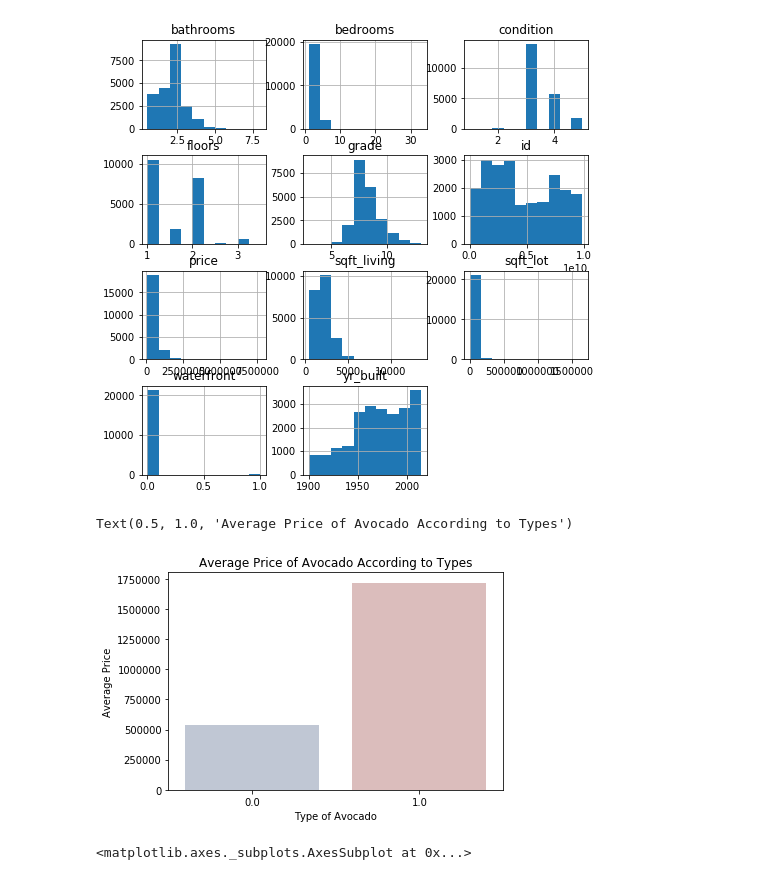
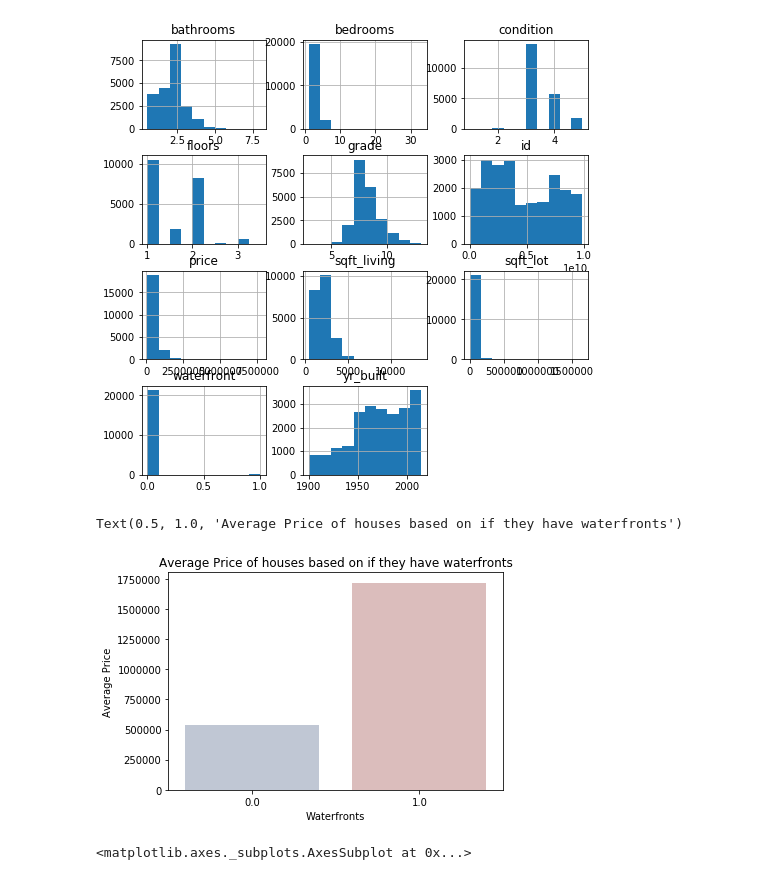
Before and after one commit to IsabelJoseph101/housing_price_predictor, a Jupyter notebook: kc_nb.ipynb, the cells around one changed output. Drawn from its saved outputs; the diff is of its cells as text; code cells hidden in the pictures.

```diff
--- a/kc_nb.ipynb
+++ b/kc_nb.ipynb
@@ -288,21 +288,21 @@ df.hist(ax = ax);
 # %%
 #graphing the average price of avocados based on type
 type_list=list(df.waterfront.unique())
 average_price2=[]
 
 for i in type_list:
     x=df[df.waterfront==i]
     average_price2.append(sum(x.price)/len(x))
 df2=pd.DataFrame({'type_list':type_list,'average_price':average_price2})
 
 plt.figure()
 ax=sns.barplot(x=df2.type_list,y=df2.average_price,palette='vlag')
-plt.xlabel('Type of Avocado')
+plt.xlabel('Waterfronts')
 plt.ylabel('Average Price')
-plt.title('Average Price of Avocado According to Types')
+plt.title('Average Price of houses based on if they have waterfronts')
 # %% [output]
-Text(0.5, 1.0, 'Average Price of Avocado According to Types')
+Text(0.5, 1.0, 'Average Price of houses based on if they have waterfronts')
-[figure, old version]
+[figure, new version]
 # %%
 #correlation heatmap
 plt.figure(figsize=(12,8))
```
